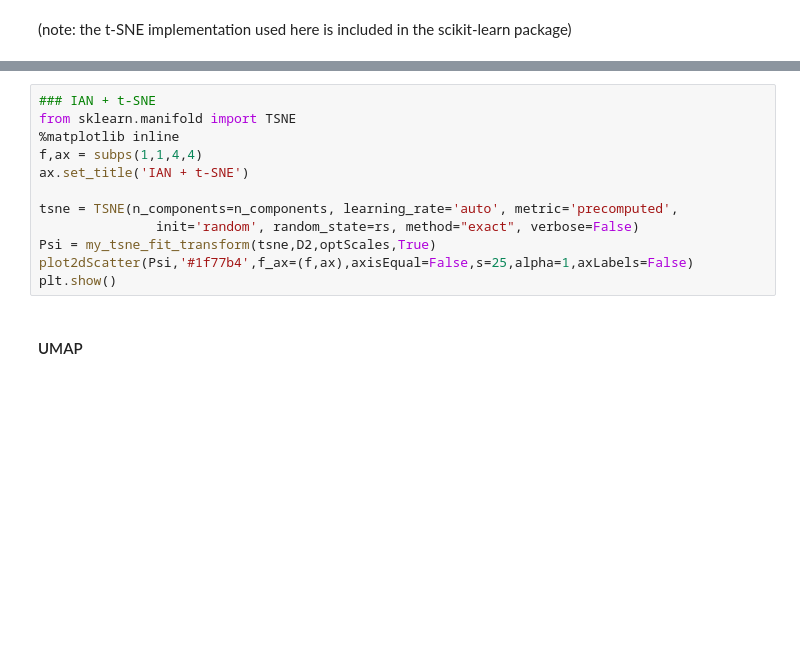
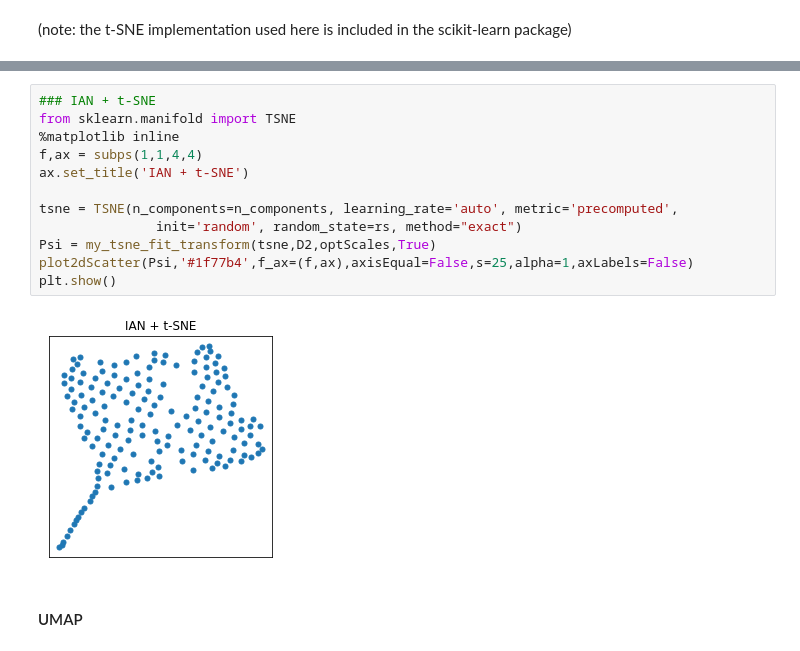
Before and after one commit to dyballa/IAN, a Jupyter notebook: examples/example-stingray.ipynb, the cells around one changed output, grey strips where cells are left out. Saved outputs shown, nothing was run; the diff lists cells and outputs as text; blank space fills up the shorter version.

```diff
--- a/examples/example-stingray.ipynb
+++ b/examples/example-stingray.ipynb
@@ -180,15 +215,17 @@ plt.show()
 # %%
 ### IAN + t-SNE
 from sklearn.manifold import TSNE
 %matplotlib inline
 f,ax = subps(1,1,4,4)
 ax.set_title('IAN + t-SNE')
 
 tsne = TSNE(n_components=n_components, learning_rate='auto', metric='precomputed',
-               init='random', random_state=rs, method="exact", verbose=False)
+               init='random', random_state=rs, method="exact")
 Psi = my_tsne_fit_transform(tsne,D2,optScales,True)
 plot2dScatter(Psi,'#1f77b4',f_ax=(f,ax),axisEqual=False,s=25,alpha=1,axLabels=False)
 plt.show()
+# %% [output]
+[figure, added]
 # %% [markdown]
 #### UMAP
 # %% [markdown]
```
Also changed, not shown: parts of 11 cells of this notebook.
